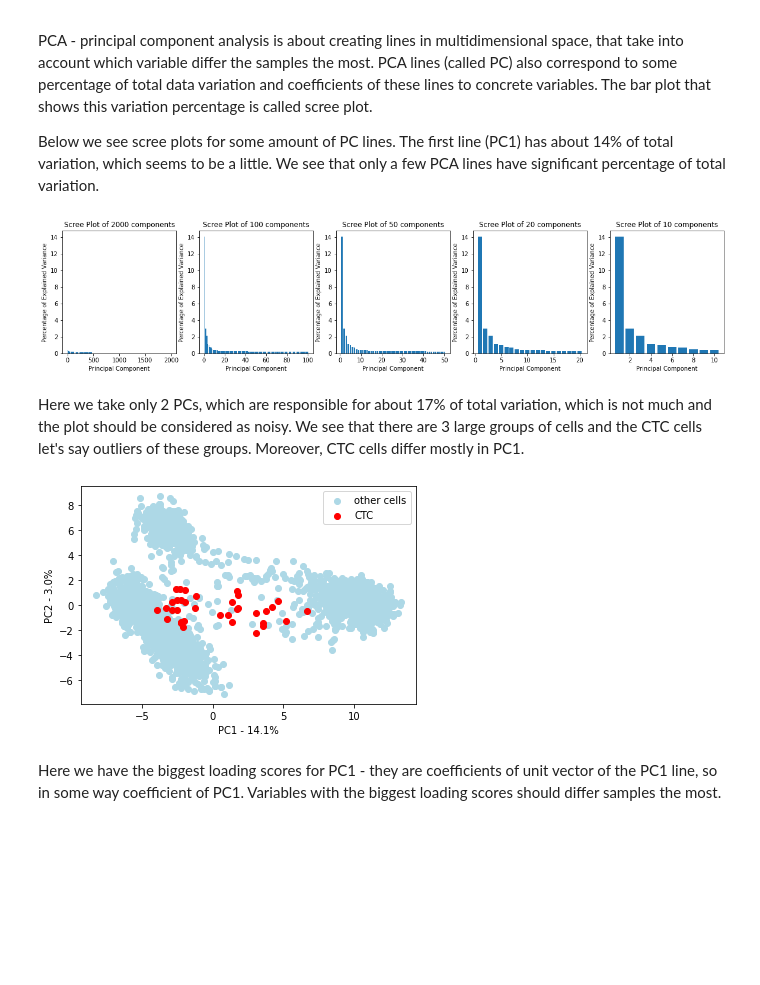
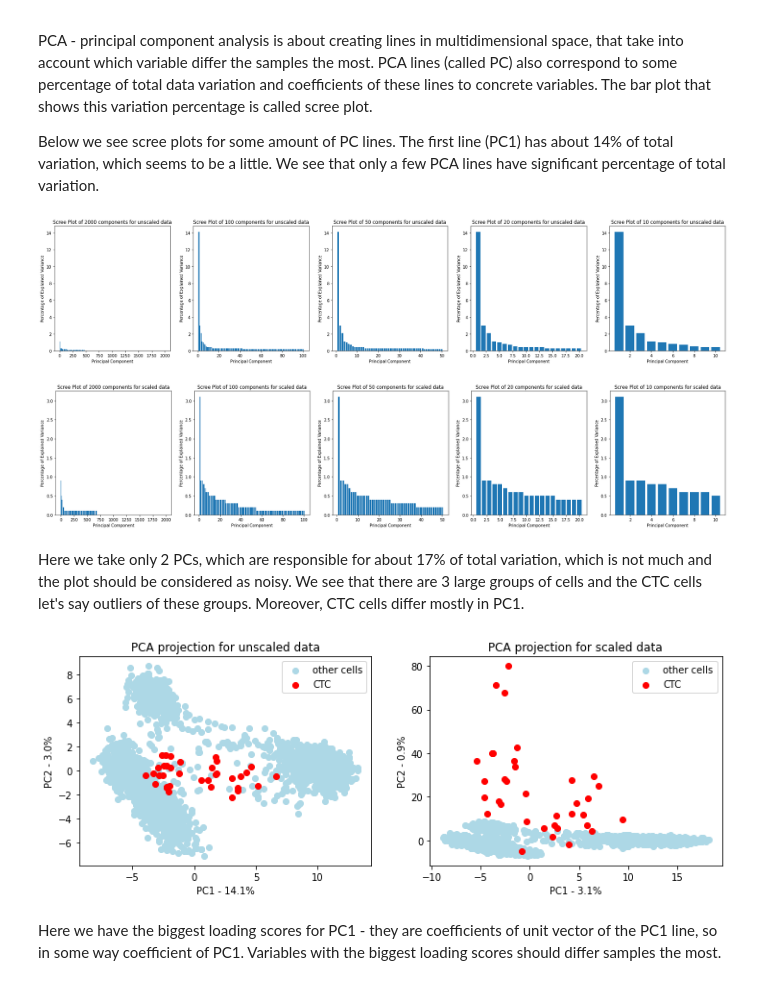
Before and after one commit to melehean/CTC-Detection, a Jupyter notebook: visualization.ipynb, the cells around one changed output. Cells and saved outputs as stored; diff of their text form; code cells hidden in the pictures; blank space fills up the shorter version.

```diff
--- a/visualization.ipynb
+++ b/visualization.ipynb
@@ -11,6 +12,7 @@ SEED = 42
 
 data_object = Data(data_filepath, true_results_filepath)
 train_data, test_data, train_true_results, test_true_results =  data_object.load_train_test_split(train_indices_filepath, test_indices_filepath)
+scaled_train_data, scaled_test_data = data_object.get_scaled_train_test_data()
 # %% [markdown]
 ## Najważniejsze zmienne
 # %%
@@ -42,17 +44,18 @@ PCA - principal component analysis is about creating lines in multidimensional s
 
 Below we see scree plots for some amount of PC lines. The first line (PC1) has about 14% of total variation, which seems to be a little. We see that only a few PCA lines have significant percentage of total variation.
 # %%
-pca_object = PCADimensionReduction(train_data, train_true_results)
+pca_object = PCADimensionReduction(train_data, scaled_train_data, train_true_results, SEED)
 components_amounts_list = [2000, 100, 50, 20, 10]
 pca_object.generate_scree_plots(components_amounts_list)
 # %% [output]
-[figure, old version]
+[figure, new version]
+[figure, added]
 # %% [markdown]
 Here we take only 2 PCs, which are responsible for about 17% of total variation, which is not much and the plot should be considered as noisy. We see that there are 3 large groups of cells and the CTC cells let's say outliers of these groups. Moreover, CTC cells differ mostly in PC1.
 # %%
 pca_object.display_pc1_pc2_plot()
 # %% [output]
-[figure, old version]
+[figure, new version]
 # %% [markdown]
 Here we have the biggest loading scores for PC1 - they are coefficients of unit vector of the PC1 line, so in some way coefficient of PC1. Variables with the biggest loading scores should differ samples the most.
 # %%
```
Also changed, not shown: parts of 6 cells of this notebook, 3 other files.
